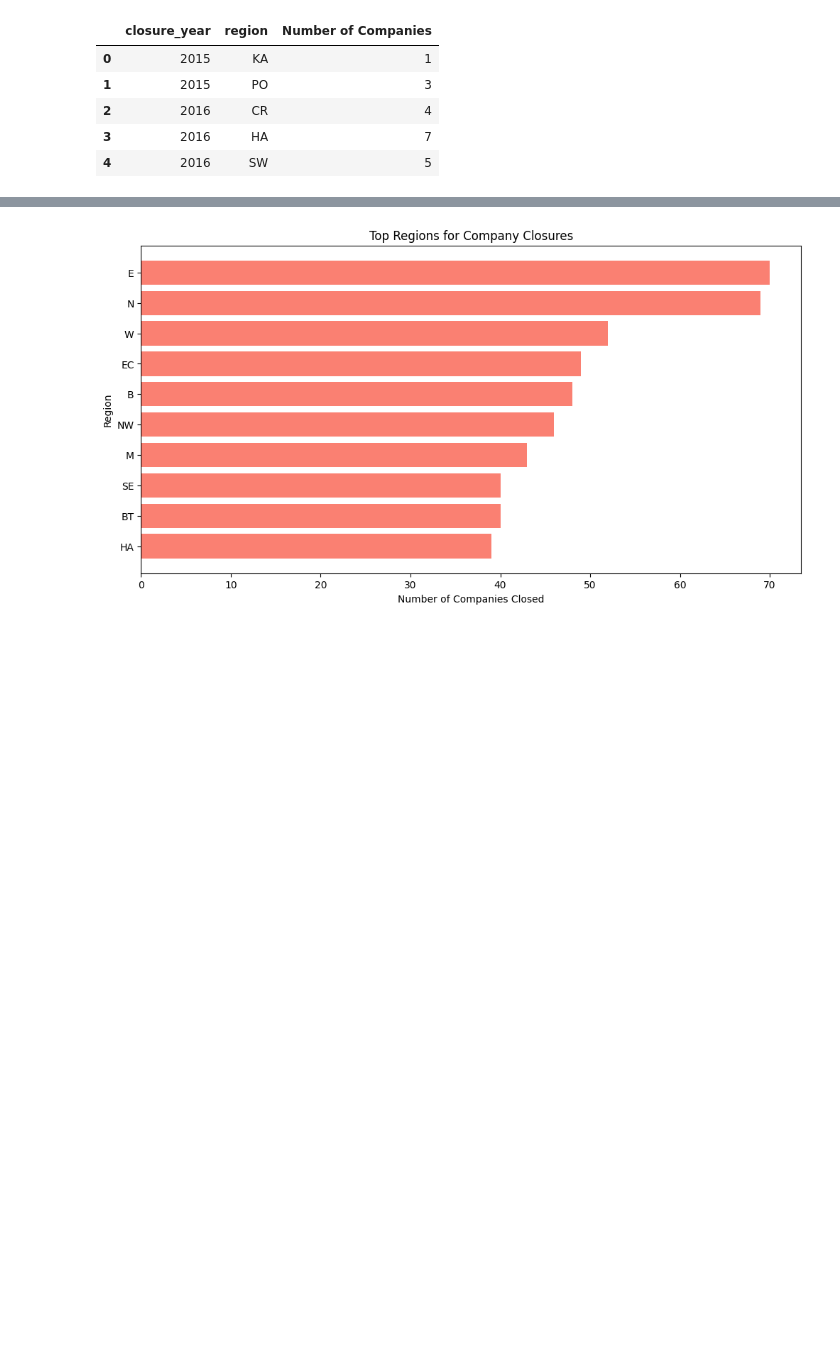
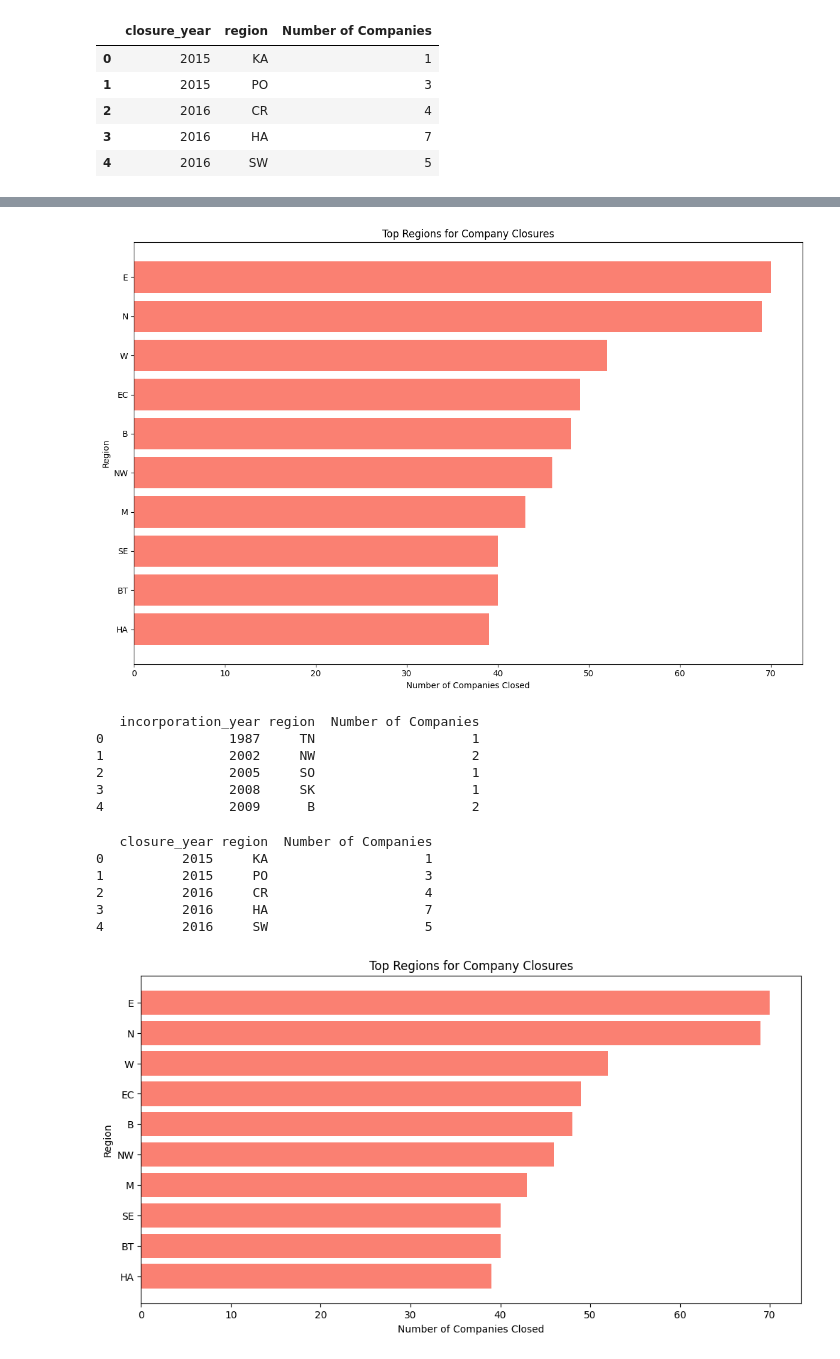
Before and after one commit to SiddharthaSangani/SiddharthaSangani, a Jupyter notebook: UKCompany.ipynb, the cells around one changed output, grey strips where cells are left out. Saved outputs shown, nothing was run; the diff lists cells and outputs as text; code cells hidden in the pictures; blank space fills up the shorter version.

```diff
--- a/UKCompany.ipynb
+++ b/UKCompany.ipynb
@@ -525,3 +564,33 @@ plt.show()
+# %%
+plt.figure(figsize=(12, 8))
+top_regions_closures = df_closures_grouped.groupby('region')['Number of Companies'].sum().compute().sort_values(ascending=False).head(10)
+plt.barh(top_regions_closures.index, top_regions_closures.values, color='salmon')
+plt.xlabel('Number of Companies Closed')
+plt.ylabel('Region')
+plt.title('Top Regions for Company Closures')
+plt.gca().invert_yaxis()
+plt.tight_layout()
+plt.show()
+# %% [output]
+[figure, added]
+# %%
+print(df_formations_grouped.head())
+# %% [output]
+   incorporation_year region  Number of Companies
+0                1987     TN                    1
+1                2002     NW                    2
+2                2005     SO                    1
+3                2008     SK                    1
+4                2009      B                    2
+# %%
+print(df_closures_grouped.head())
+# %% [output]
+   closure_year region  Number of Companies
+0          2015     KA                    1
+1          2015     PO                    3
+2          2016     CR                    4
+3          2016     HA                    7
+4          2016     SW                    5
 # %%
 # Plot company closures by year and region
 plt.figure(figsize=(12, 6))
```
Also changed, not shown: parts of 26 cells of this notebook.
